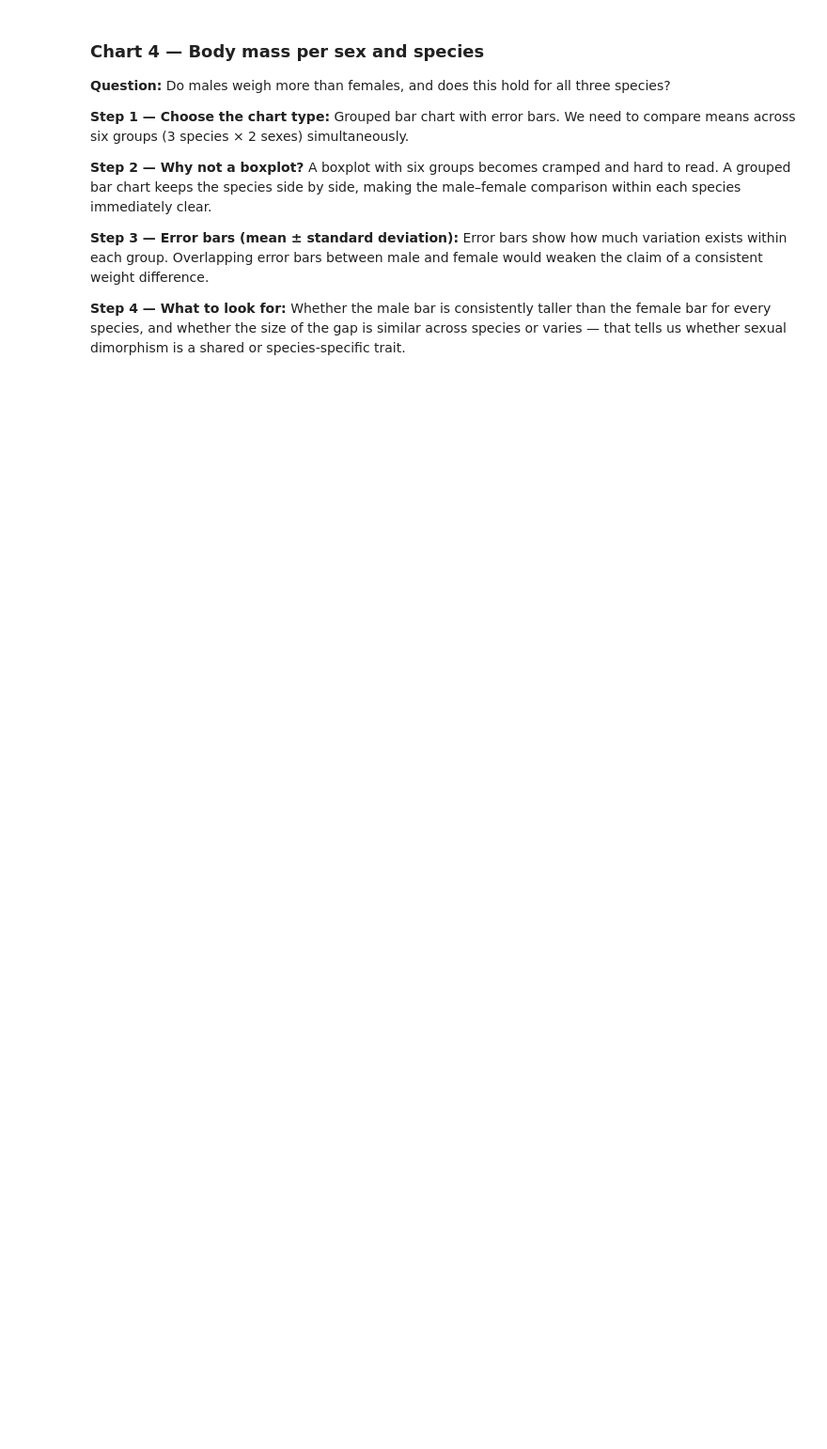
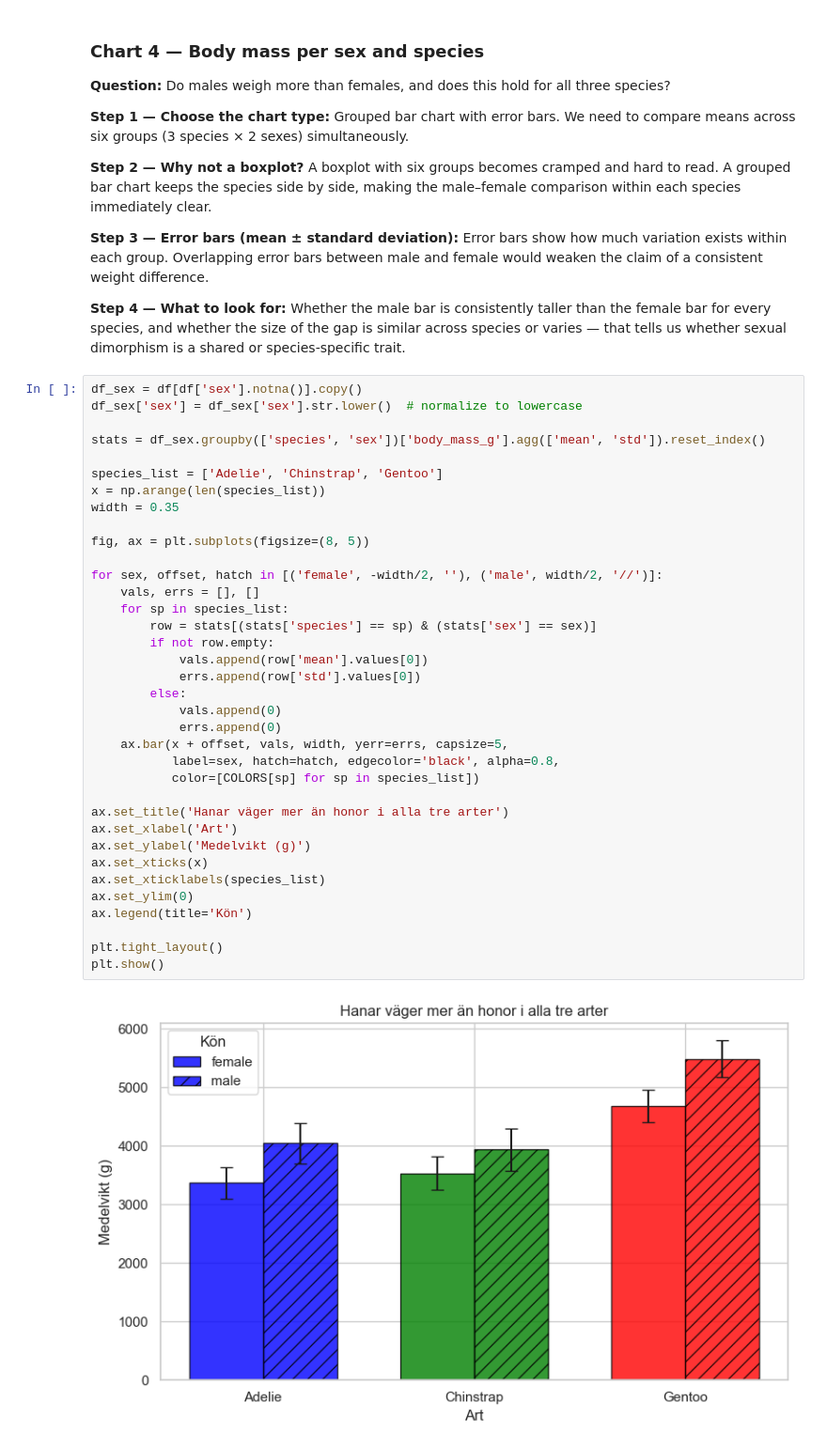
Before and after one commit to arbazshah52/KK1-Malmo, a Jupyter notebook: KK1 Malmo.ipynb, the cells around one changed output. Shown at 94% size. Cells and saved outputs as stored; diff of their text form; blank space fills up the shorter version.

```diff
--- a/KK1 Malmo.ipynb
+++ b/KK1 Malmo.ipynb
@@ -226,3 +226,41 @@ Error bars show how much variation exists within each group. Overlapping error b
 
 **Step 4 — What to look for:**
 Whether the male bar is consistently taller than the female bar for every species, and whether the size of the gap is similar across species or varies — that tells us whether sexual dimorphism is a shared or species-specific trait.
+# %%
+df_sex = df[df['sex'].notna()].copy()
+df_sex['sex'] = df_sex['sex'].str.lower()  # normalize to lowercase
+
+stats = df_sex.groupby(['species', 'sex'])['body_mass_g'].agg(['mean', 'std']).reset_index()
+
+species_list = ['Adelie', 'Chinstrap', 'Gentoo']
+x = np.arange(len(species_list))
+width = 0.35
+
+fig, ax = plt.subplots(figsize=(8, 5))
+
+for sex, offset, hatch in [('female', -width/2, ''), ('male', width/2, '//')]:
+    vals, errs = [], []
+    for sp in species_list:
+        row = stats[(stats['species'] == sp) & (stats['sex'] == sex)]
+        if not row.empty:
+            vals.append(row['mean'].values[0])
+            errs.append(row['std'].values[0])
+        else:
+            vals.append(0)
+            errs.append(0)
+    ax.bar(x + offset, vals, width, yerr=errs, capsize=5,
+           label=sex, hatch=hatch, edgecolor='black', alpha=0.8,
+           color=[COLORS[sp] for sp in species_list])
+
+ax.set_title('Hanar väger mer än honor i alla tre arter')
+ax.set_xlabel('Art')
+ax.set_ylabel('Medelvikt (g)')
+ax.set_xticks(x)
+ax.set_xticklabels(species_list)
+ax.set_ylim(0)
+ax.legend(title='Kön')
+
+plt.tight_layout()
+plt.show()
+# %% [output]
+[figure, added]
```
